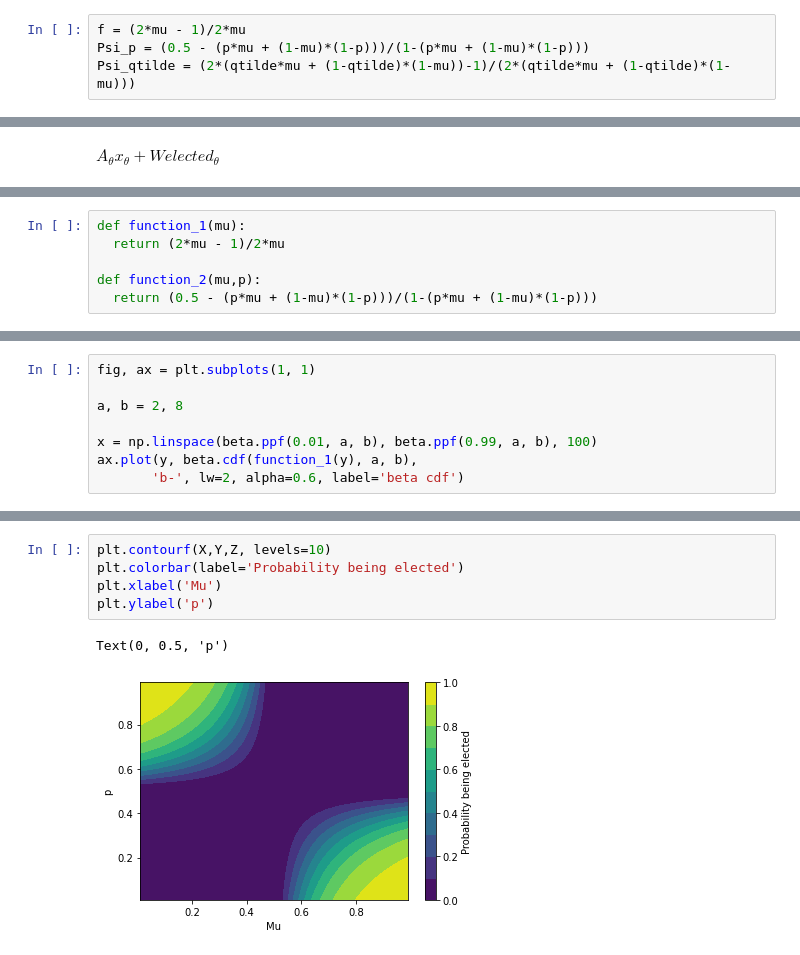
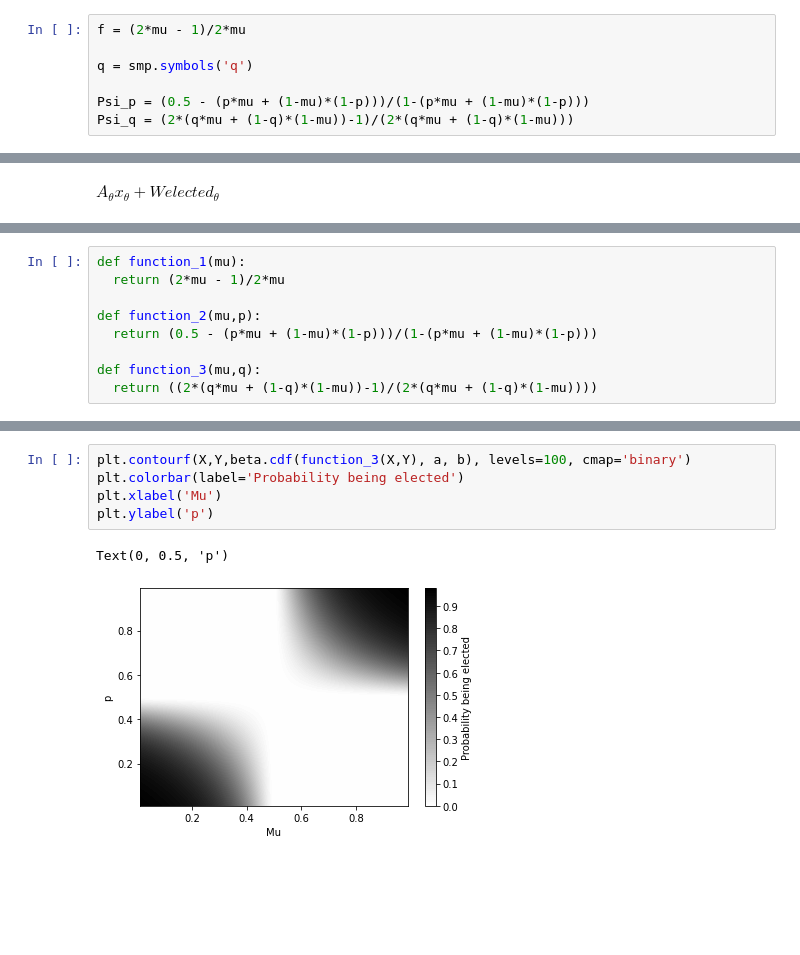
Before and after one commit to hssitja/PhD-Dissertation, a Jupyter notebook: Chapter3_model.ipynb, the cells around one changed output, grey strips where cells are left out. Drawn from its saved outputs; the diff is of its cells as text; blank space fills up the shorter version.

```diff
--- a/Chapter3_model.ipynb
+++ b/Chapter3_model.ipynb
@@ -63,7 +99,10 @@ P(Chi2 < 0.5), P(Chi < 0.5).evalf()
 # %%
 f = (2*mu - 1)/2*mu
+
+q = smp.symbols('q')
+
 Psi_p = (0.5 - (p*mu + (1-mu)*(1-p)))/(1-(p*mu + (1-mu)*(1-p)))
-Psi_qtilde = (2*(qtilde*mu + (1-qtilde)*(1-mu))-1)/(2*(qtilde*mu + (1-qtilde)*(1-mu)))
+Psi_q = (2*(q*mu + (1-q)*(1-mu))-1)/(2*(q*mu + (1-q)*(1-mu)))
 # %%
 Psi_p
 # %% [output]
@@ -153,3 +147,6 @@ def function_1(mu):
 
 def function_2(mu,p):
   return (0.5 - (p*mu + (1-mu)*(1-p)))/(1-(p*mu + (1-mu)*(1-p)))
+
+def function_3(mu,q):
+  return ((2*(q*mu + (1-q)*(1-mu))-1)/(2*(q*mu + (1-q)*(1-mu))))
@@ -160,8 +152,0 @@ function_2(.5,.5)
-# %%
-fig, ax = plt.subplots(1, 1)
-
-a, b = 2, 8
-
-x = np.linspace(beta.ppf(0.01, a, b), beta.ppf(0.99, a, b), 100)
-ax.plot(y, beta.cdf(function_1(y), a, b),
-       'b-', lw=2, alpha=0.6, label='beta cdf')
@@ -185,8 +247,8 @@ Text(0, 0.5, 'p')
 # %%
-plt.contourf(X,Y,Z, levels=10)
+plt.contourf(X,Y,beta.cdf(function_3(X,Y), a, b), levels=100, cmap='binary')
 plt.colorbar(label='Probability being elected')
 plt.xlabel('Mu')
 plt.ylabel('p')
 # %% [output]
 Text(0, 0.5, 'p')
-[figure, old version]
+[figure, new version]
```
Also changed, not shown: parts of 44 cells of this notebook.
